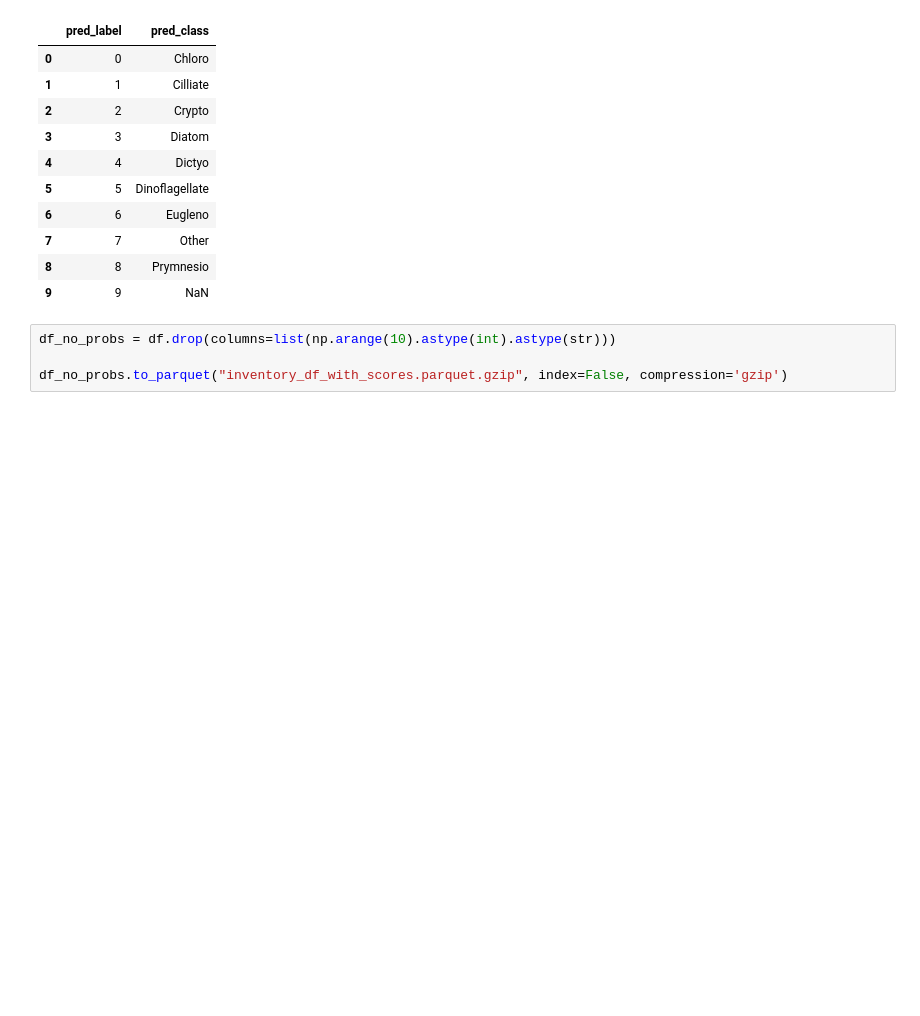
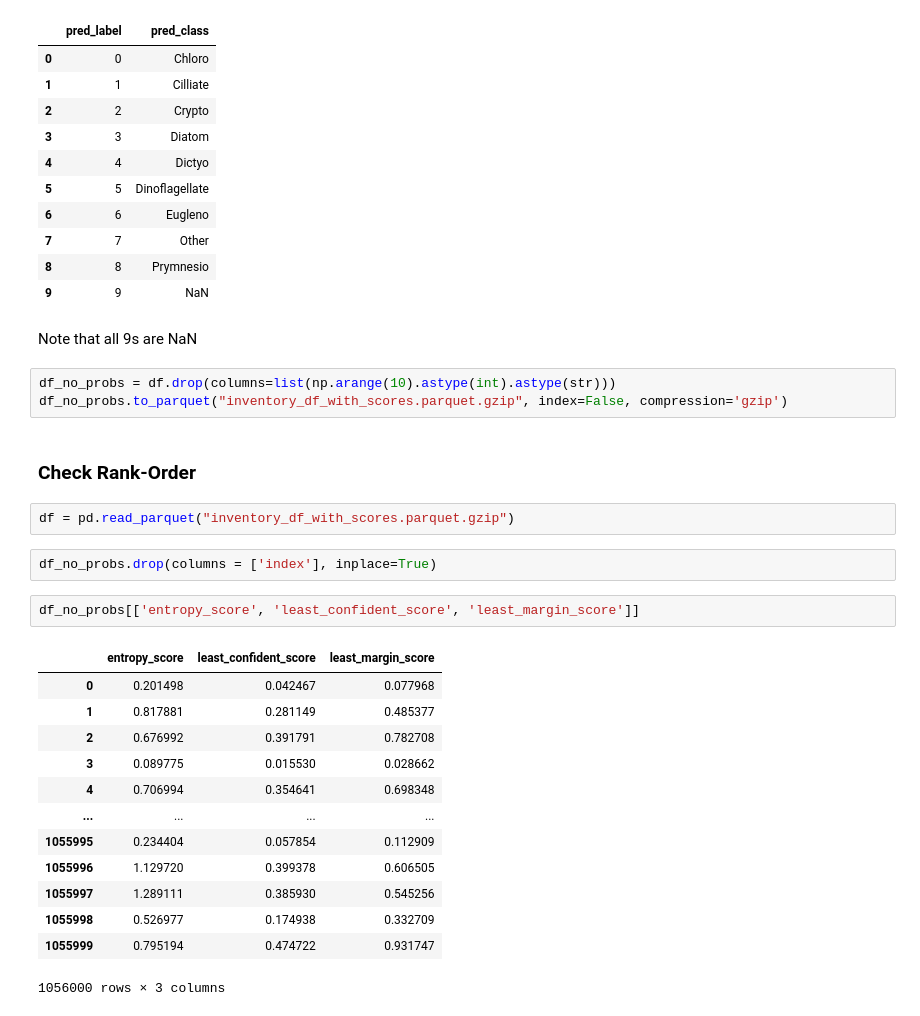
Before and after one commit to chandlerault/PIVOT, a Jupyter notebook: Dissimilarity_Scores.ipynb, the cells around one changed output. Saved outputs shown, nothing was run; the diff lists cells and outputs as text; blank space fills up the shorter version.

```diff
--- a/Dissimilarity_Scores.ipynb
+++ b/Dissimilarity_Scores.ipynb
@@ -96,7 +96,30 @@ df[['pred_label', 'pred_class']].drop_duplicates().sort_values(by='pred_label').
 | 7 | 7 | Other |
 | 8 | 8 | Prymnesio |
 | 9 | 9 | NaN |
+# %% [markdown]
+Note that all 9s are NaN
 # %%
 df_no_probs = df.drop(columns=list(np.arange(10).astype(int).astype(str)))
-
 df_no_probs.to_parquet("inventory_df_with_scores.parquet.gzip", index=False, compression='gzip')
+# %% [markdown]
+### Check Rank-Order
+# %%
+df = pd.read_parquet("inventory_df_with_scores.parquet.gzip")
+# %%
+df_no_probs.drop(columns = ['index'], inplace=True)
+# %%
+df_no_probs[['entropy_score', 'least_confident_score', 'least_margin_score']]
+# %% [output]
+|  | entropy_score | least_confident_score | least_margin_score |
+| 0 | 0.201498 | 0.042467 | 0.077968 |
+| 1 | 0.817881 | 0.281149 | 0.485377 |
+| 2 | 0.676992 | 0.391791 | 0.782708 |
+| 3 | 0.089775 | 0.015530 | 0.028662 |
+| 4 | 0.706994 | 0.354641 | 0.698348 |
+| ... | ... | ... | ... |
+| 1055995 | 0.234404 | 0.057854 | 0.112909 |
+| 1055996 | 1.129720 | 0.399378 | 0.606505 |
+| 1055997 | 1.289111 | 0.385930 | 0.545256 |
+| 1055998 | 0.526977 | 0.174938 | 0.332709 |
+| 1055999 | 0.795194 | 0.474722 | 0.931747 |
+1056000 rows × 3 columns
```
Also changed, not shown: parts of 7 cells of this notebook.
